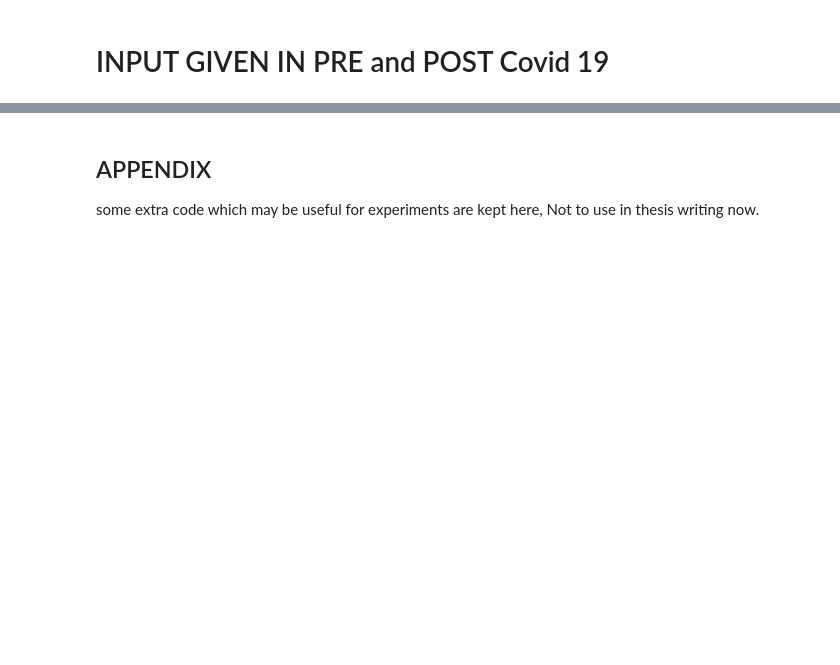
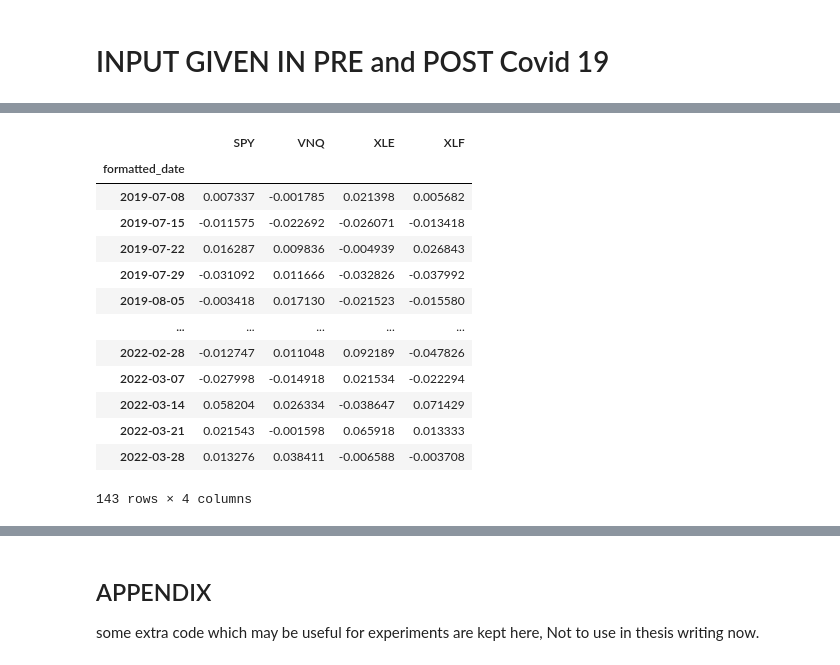
Before and after one commit to krishxx/wqumscfin, a Jupyter notebook: src/MScFE_Capstone.ipynb, the cells around one changed output, grey strips where cells are left out. Saved outputs shown, nothing was run; the diff lists cells and outputs as text; code cells hidden in the pictures; blank space fills up the shorter version.

```diff
--- a/src/MScFE_Capstone.ipynb
+++ b/src/MScFE_Capstone.ipynb
@@ -1003,4 +1005,20 @@ tmp
 # %%
 return_ts = combined_c_prices_df.pct_change().dropna()
+return_ts
+# %% [output]
+|  | SPY | VNQ | XLE | XLF |
+| formatted_date |  |  |  |  |
+| 2019-07-08 | 0.007337 | -0.001785 | 0.021398 | 0.005682 |
+| 2019-07-15 | -0.011575 | -0.022692 | -0.026071 | -0.013418 |
+| 2019-07-22 | 0.016287 | 0.009836 | -0.004939 | 0.026843 |
+| 2019-07-29 | -0.031092 | 0.011666 | -0.032826 | -0.037992 |
+| 2019-08-05 | -0.003418 | 0.017130 | -0.021523 | -0.015580 |
+| ... | ... | ... | ... | ... |
+| 2022-02-28 | -0.012747 | 0.011048 | 0.092189 | -0.047826 |
+| 2022-03-07 | -0.027998 | -0.014918 | 0.021534 | -0.022294 |
+| 2022-03-14 | 0.058204 | 0.026334 | -0.038647 | 0.071429 |
+| 2022-03-21 | 0.021543 | -0.001598 | 0.065918 | 0.013333 |
+| 2022-03-28 | 0.013276 | 0.038411 | -0.006588 | -0.003708 |
+143 rows × 4 columns
 # %%
 # Using CADF  to test mean-reverting relationship
```
Also changed, not shown: parts of 45 cells of this notebook.
